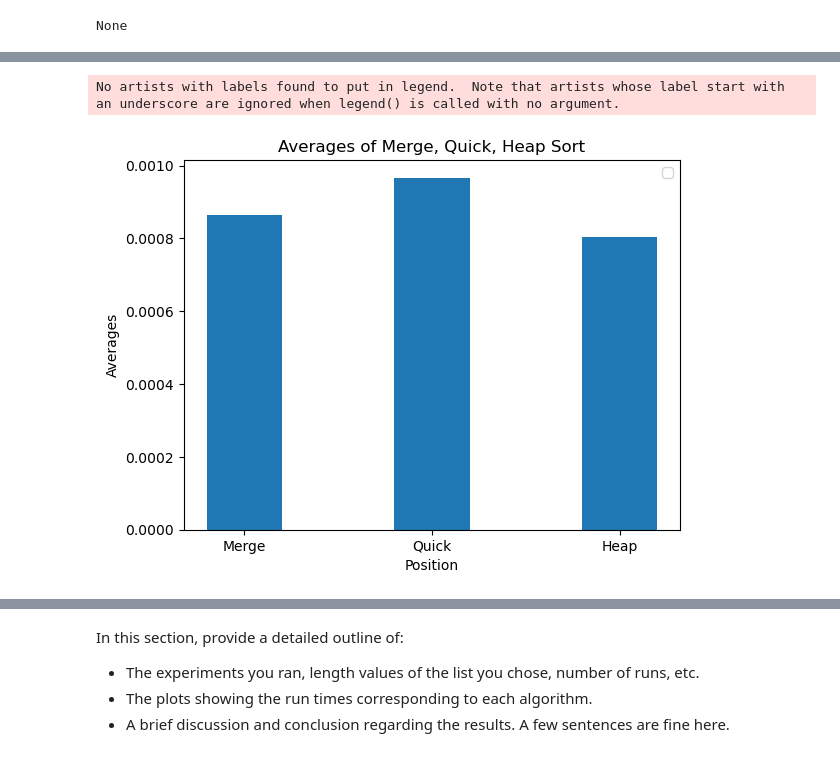
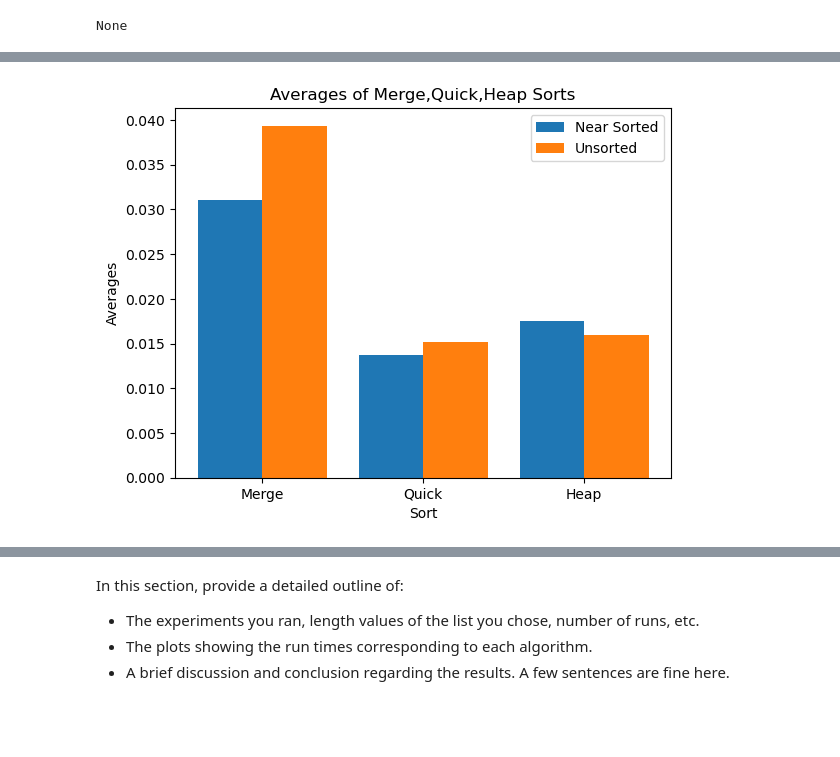
Before and after one commit to saboorah/CS2XC3, a Jupyter notebook: Lab_II.ipynb, the cells around one changed output, grey strips where cells are left out. Saved outputs shown, nothing was run; the diff lists cells and outputs as text; code cells hidden in the pictures; blank space fills up the shorter version.

```diff
--- a/Lab_II.ipynb
+++ b/Lab_II.ipynb
@@ -181,7 +181,7 @@ draw_plot(run_times)
 # %%
 ### Insertion sort experiment code goes here
 
-runs = random.randint(76,500)
+#runs = random.randint(76,500)
 run_timesI = []
 l1 = create_custom_list(77,100)
 #print(l)
@@ -1362,22 +1419,20 @@ h_avg = sum (run_times)/runs_d
 # %%
 #draw bar graph
 
 X = ['Merge','Quick','Heap']
 r1 = [m_avg1,q_avg1,h_avg1]
 r2 = [m_avg2,q_avg2,h_avg2]
 
-
 X_axis = np.arange(len(X))
 
-plt.bar(X_axis - 0,2, r1, 0.4, label = 'Near Sorted')
-plt.bar(X_axis + 0.2, r2, 0.4, label = 'Sorted')
+plt.bar(X_axis - 0.2, r1, 0.4, label = 'Near Sorted')
+plt.bar(X_axis + 0.2, r2, 0.4, label = 'Unsorted')
 
 plt.xticks(X_axis, X)
-plt.xlabel("Position")
+plt.xlabel("Sort")
 plt.ylabel("Averages")
-plt.title("Averages of Merge, Quick, Heap Sort")
+plt.title("Averages of Merge,Quick,Heap Sorts")
 plt.legend()
 plt.show()
 # %% [output]
-No artists with labels found to put in legend.  Note that artists whose label start with an underscore are ignored when legend() is called with no argument.
-[figure, old version]
+[figure, new version]
```
Also changed, not shown: parts of 29 cells of this notebook.
